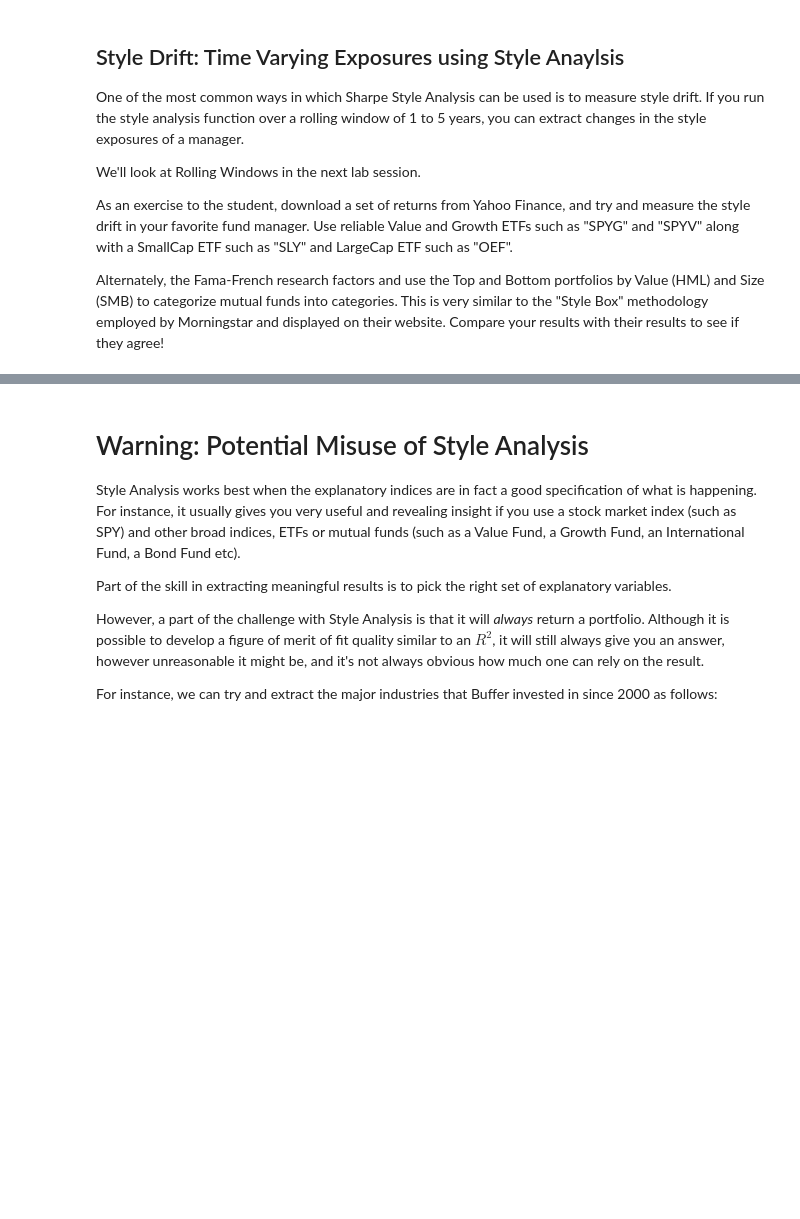
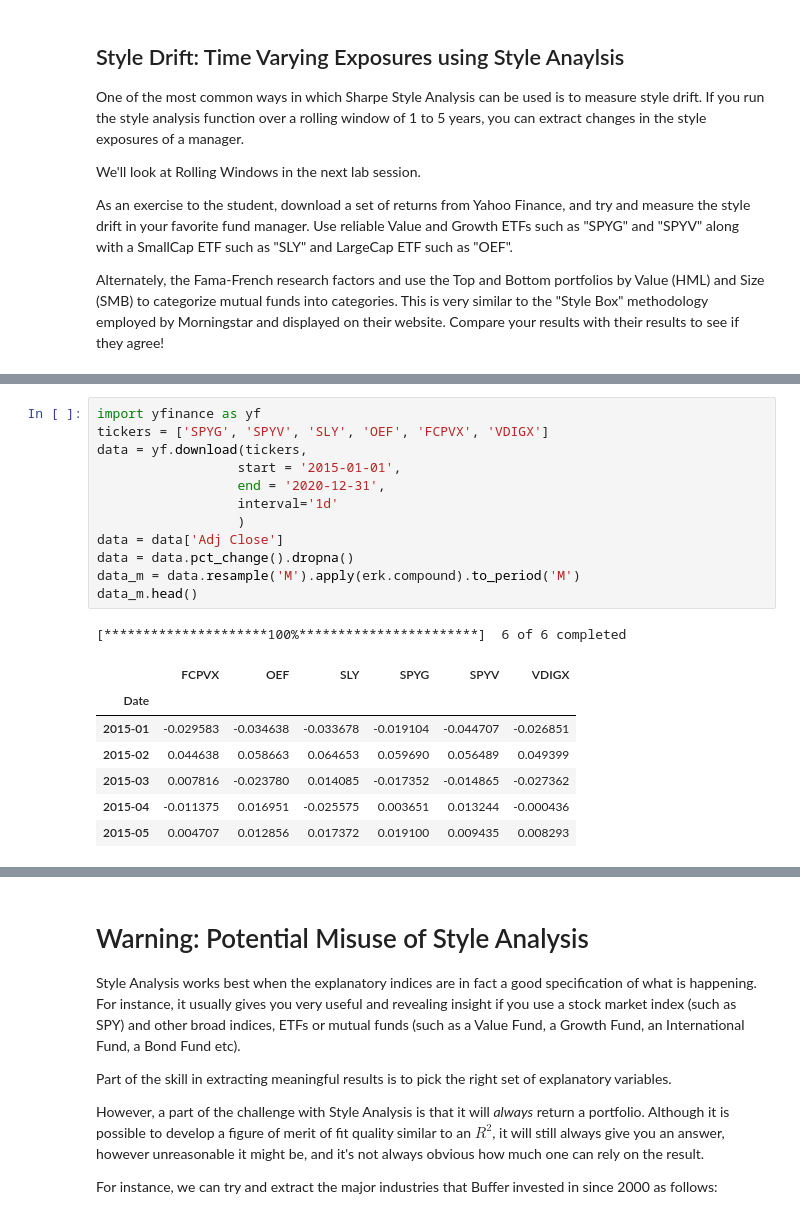
Before and after one commit to mikaelmarques/EDHEC-RISK, a Jupyter notebook: Course2/C2-notebooks/W1S2-02-Style_Analysis.ipynb, the cells around one changed output, grey strips where cells are left out. Saved outputs shown, nothing was run; the diff lists cells and outputs as text; blank space fills up the shorter version.

```diff
--- a/Course2/C2-notebooks/W1S2-02-Style_Analysis.ipynb
+++ b/Course2/C2-notebooks/W1S2-02-Style_Analysis.ipynb
@@ -98,0 +105,21 @@ Alternately, the Fama-French research factors and use the Top and Bottom portfol
+# %%
+import yfinance as yf
+tickers = ['SPYG', 'SPYV', 'SLY', 'OEF', 'FCPVX', 'VDIGX']
+data = yf.download(tickers,
+                  start = '2015-01-01',
+                  end = '2020-12-31',
+                  interval='1d'
+                  )
+data = data['Adj Close']
+data = data.pct_change().dropna()
+data_m = data.resample('M').apply(erk.compound).to_period('M')
+data_m.head()
+# %% [output]
+[*********************100%***********************]  6 of 6 completed
+|  | FCPVX | OEF | SLY | SPYG | SPYV | VDIGX |
+| Date |  |  |  |  |  |  |
+| 2015-01 | -0.029583 | -0.034638 | -0.033678 | -0.019104 | -0.044707 | -0.026851 |
+| 2015-02 | 0.044638 | 0.058663 | 0.064653 | 0.059690 | 0.056489 | 0.049399 |
+| 2015-03 | 0.007816 | -0.023780 | 0.014085 | -0.017352 | -0.014865 | -0.027362 |
+| 2015-04 | -0.011375 | 0.016951 | -0.025575 | 0.003651 | 0.013244 | -0.000436 |
+| 2015-05 | 0.004707 | 0.012856 | 0.017372 | 0.019100 | 0.009435 | 0.008293 |
```
Also changed, not shown: parts of 10 cells of this notebook, 2 other files.
